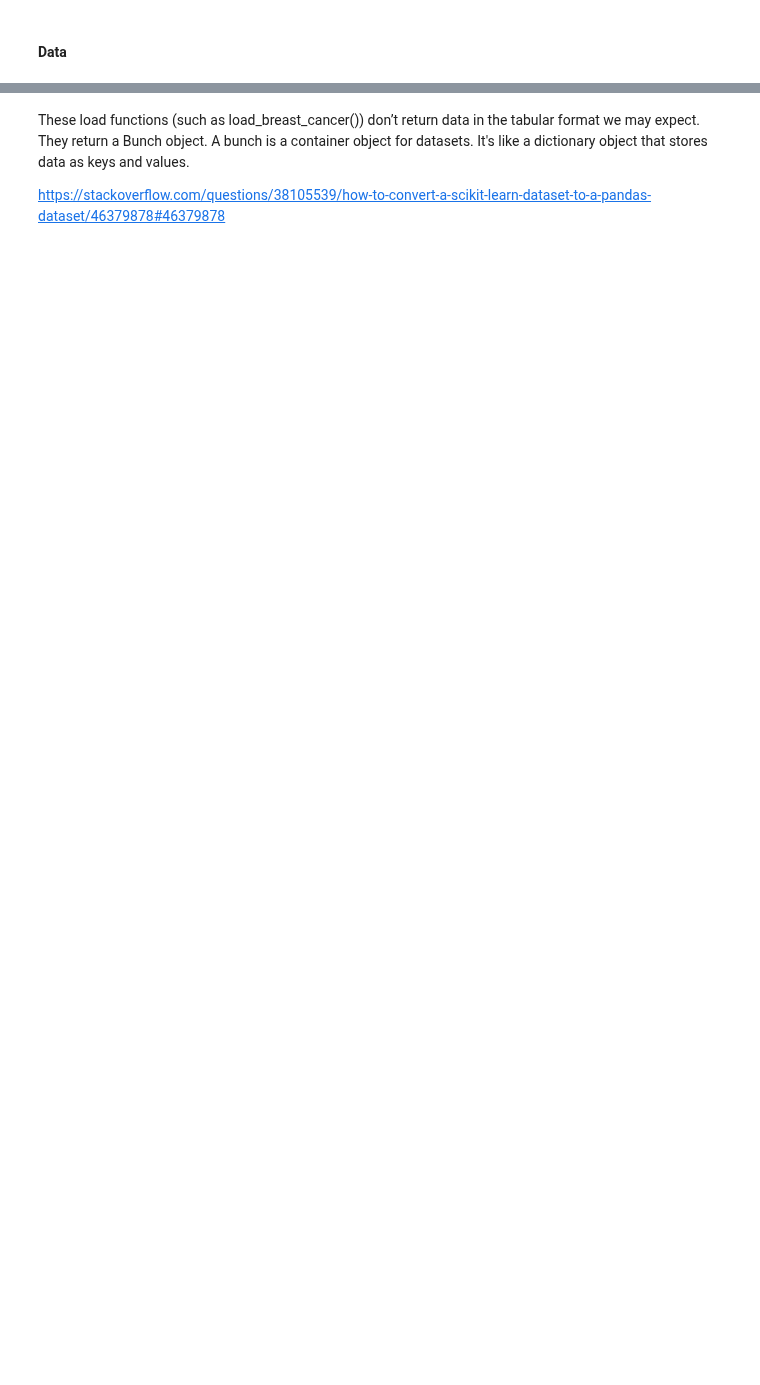
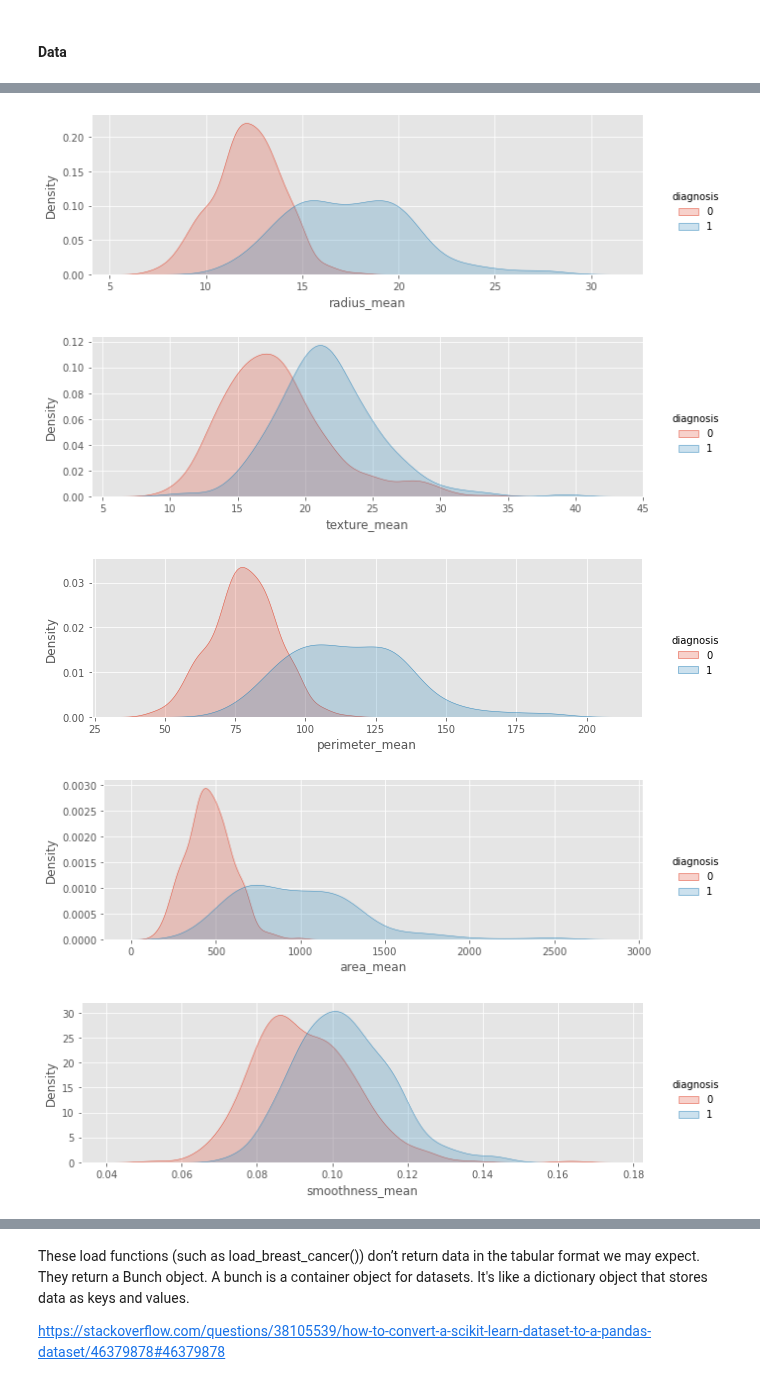
Before and after one commit to kmcd14/MLandStats-assessment, a Jupyter notebook: scikit-learn.ipynb, the cells around one changed output, grey strips where cells are left out. Cells and saved outputs as stored; diff of their text form; code cells hidden in the pictures; blank space fills up the shorter version.

```diff
--- a/scikit-learn.ipynb
+++ b/scikit-learn.ipynb
@@ -299,0 +446,15 @@ sklearn.utils.Bunch
+# %%
+# Getting the columns which end with 'mean'
+mean_columns = [columns for columns in df.columns if columns.endswith('_mean')]
+
+# Looping through the lenght
+for i in range(len(mean_columns)):
+    #  FacetGrid helps visualising distribution of a variable
+    sns.FacetGrid(df,hue="diagnosis",aspect=3,
+                  margin_titles=True).map(sns.kdeplot,mean_columns[i],shade= True).add_legend()
+# %% [output]
+[figure, added]
+[figure, added]
+[figure, added]
+[figure, added]
+[figure, added]
```
Also changed, not shown: parts of 43 cells of this notebook, 3 other files.
